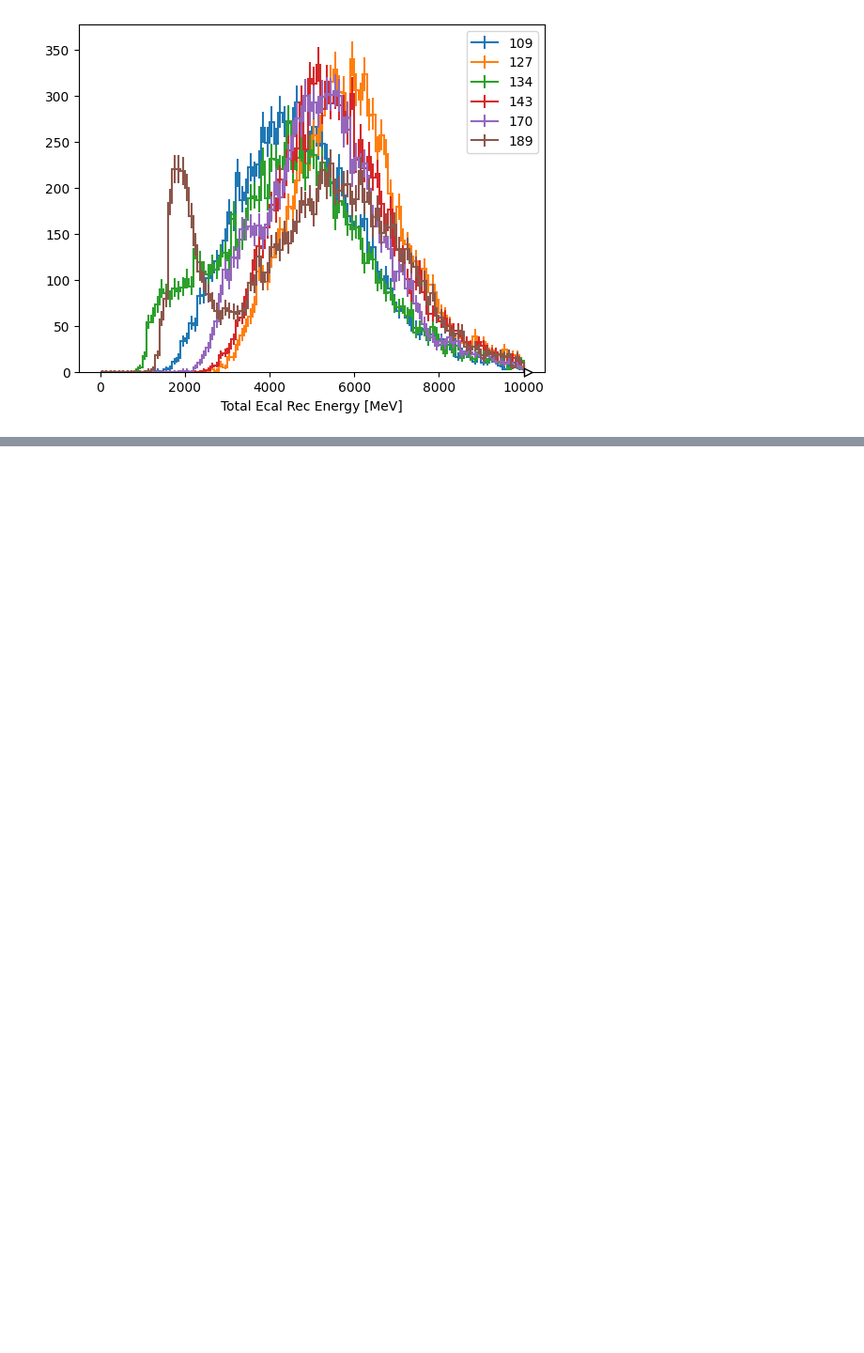
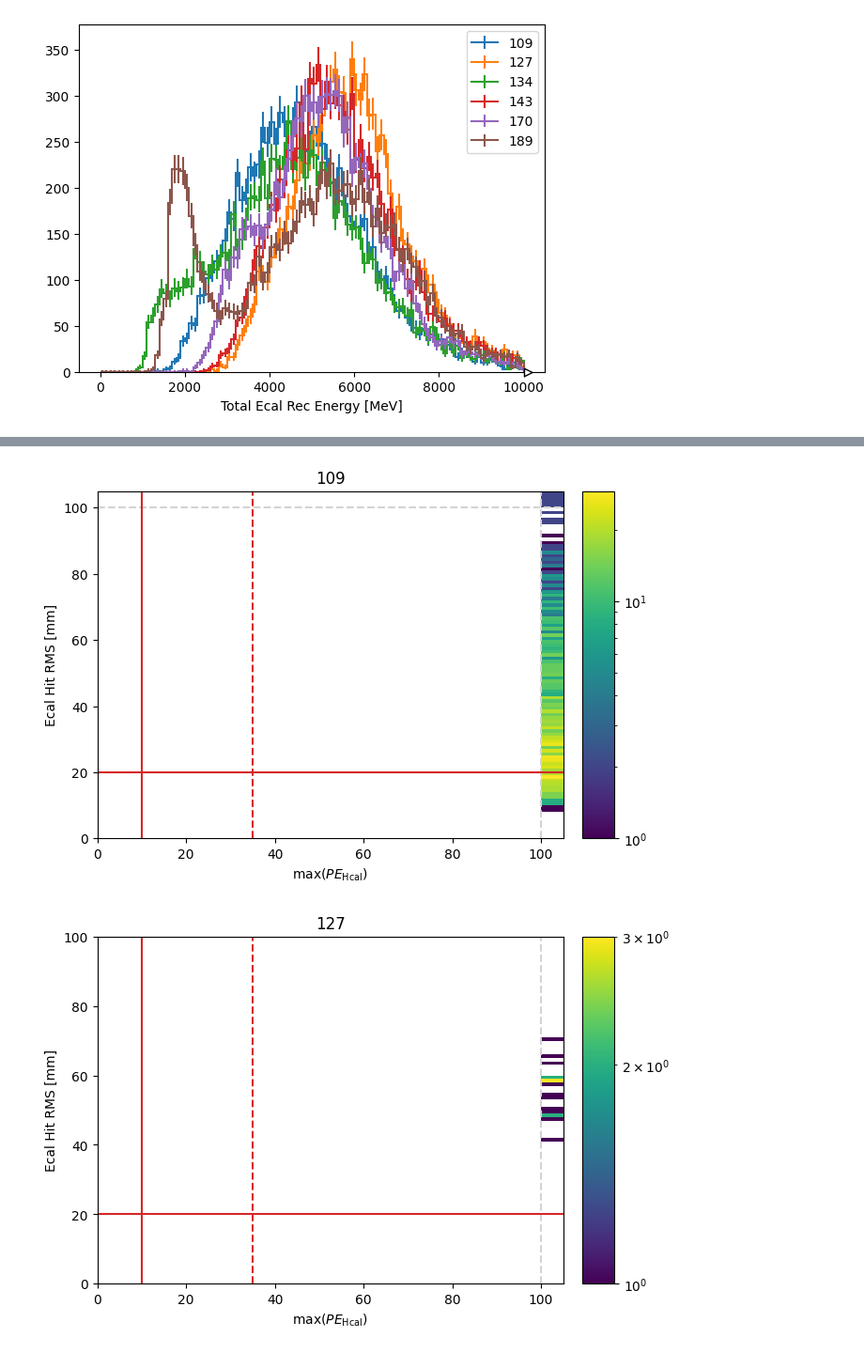
Before and after one commit to tomeichlersmith/ldmx-eat-tracking, a Jupyter notebook: sim-cal-from-scoring-plane/zone0-ana.ipynb, the cells around one changed output, grey strips where cells are left out. Shown at 94% size. Cells and saved outputs as stored; diff of their text form; code cells hidden in the pictures; blank space fills up the shorter version.

```diff
--- a/sim-cal-from-scoring-plane/zone0-ana.ipynb
+++ b/sim-cal-from-scoring-plane/zone0-ana.ipynb
@@ -132,0 +163,13 @@ plt.show()
+# %%
+from matplotlib.patches import Rectangle
+
+for run in selection_plane.axes[0]:
+    selection_plane[hist.loc(run),...].plot(norm='log', flow='show')
+    plt.title(run)
+    plt.axvline(10, color='tab:red')
+    plt.axhline(20, color='tab:red')
+    plt.axvline(35, color='tab:red', ls='--')
+    plt.show()
+# %% [output]
+[figure, added]
+[figure, added]
```
Also changed, not shown: parts of 9 cells of this notebook, 1 other file.
